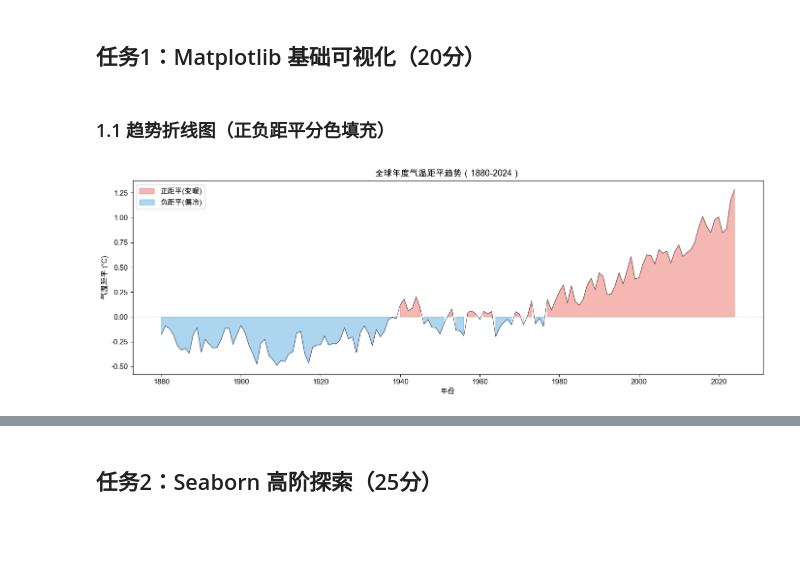
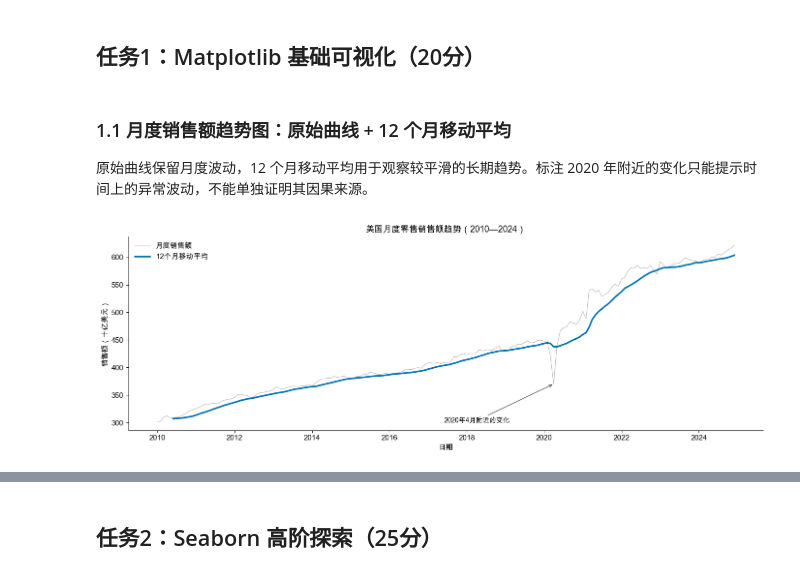
Before and after one commit to Jafekin/advanced_python_course, a Jupyter notebook: 第2讲/实验参考答案/实验二参考答案.ipynb, the cells around one changed output, grey strips where cells are left out. Cells and saved outputs as stored; diff of their text form; code cells hidden in the pictures; blank space fills up the shorter version.

```diff
--- a/第2讲/实验参考答案/实验二参考答案.ipynb
+++ b/第2讲/实验参考答案/实验二参考答案.ipynb
@@ -77,24 +112,36 @@ monthly['Decade'] = (monthly['Year'] // 10 * 10).astype(str) + 's'
 # %% [markdown]
 ## 任务1：Matplotlib 基础可视化（20分）
-# %% [markdown]
-### 1.1 趋势折线图（正负距平分色填充）
-# %%
-fig, ax = plt.subplots(figsize=(14, 5))
-
-ax.plot(annual.index, annual.values, color='#333', linewidth=0.8, alpha=0.8)
-ax.axhline(0, color='gray', linestyle='--', linewidth=0.8, alpha=0.6)
-ax.fill_between(annual.index, annual.values, 0,
-                where=(annual.values > 0), color='#E74C3C', alpha=0.4, label='正距平(变暖)')
-ax.fill_between(annual.index, annual.values, 0,
-                where=(annual.values <= 0), color='#3498DB', alpha=0.4, label='负距平(偏冷)')
-
-ax.set_title('全球年度气温距平趋势（1880-2024）')
-ax.set_xlabel('年份')
-ax.set_ylabel('气温距平 (\u2103)')
-ax.legend(loc='upper left')
-plt.tight_layout()
-plt.savefig('../output/task1_trend.png', dpi=300, bbox_inches='tight')
-plt.show()
-# %% [output]
-[figure, removed]
+# %% [markdown]
+### 1.1 月度销售额趋势图：原始曲线 + 12 个月移动平均
+
+原始曲线保留月度波动，12 个月移动平均用于观察较平滑的长期趋势。标注 2020 年附近的变化只能提示时间上的异常波动，不能单独证明其因果来源。
+# %%
+fig, ax = plt.subplots(figsize=(14, 5))
+
+ax.plot(sales['日期'], sales['零售销售额_十亿美元'],
+        color='0.55', linewidth=0.8, alpha=0.65, label='月度销售额')
+ax.plot(sales['日期'], sales['12个月移动平均'] / 1000,
+        color=WONG['blue'], linewidth=2.4, label='12个月移动平均')
+
+# 标出 2020 年 4 月的明显变化，仅作为时间标记
+special = sales.loc[sales['日期'].eq(pd.Timestamp('2020-04-01'))].iloc[0]
+ax.annotate('2020年4月附近的变化',
+            xy=(special['日期'], special['零售销售额_十亿美元']),
+            xytext=(pd.Timestamp('2017-06-01'), special['零售销售额_十亿美元'] - 70),
+            arrowprops=dict(arrowstyle='->', color='0.25', lw=0.9),
+            fontsize=10)
+
+ax.set_title('美国月度零售销售额趋势（2010—2024）')
+ax.set_xlabel('日期')
+ax.set_ylabel('销售额（十亿美元）')
+ax.xaxis.set_major_locator(mdates.YearLocator(2))
+ax.xaxis.set_major_formatter(mdates.DateFormatter('%Y'))
+ax.legend(frameon=False, loc='upper left')
+ax.spines['top'].set_visible(False)
+ax.spines['right'].set_visible(False)
+plt.tight_layout()
+plt.savefig(OUTPUT_DIR / 'task1_trend.png', dpi=300, bbox_inches='tight')
+plt.show()
+# %% [output]
+[figure, added]
 # %% [markdown]
```
Also changed, not shown: parts of 53 cells of this notebook, 13 other files.
